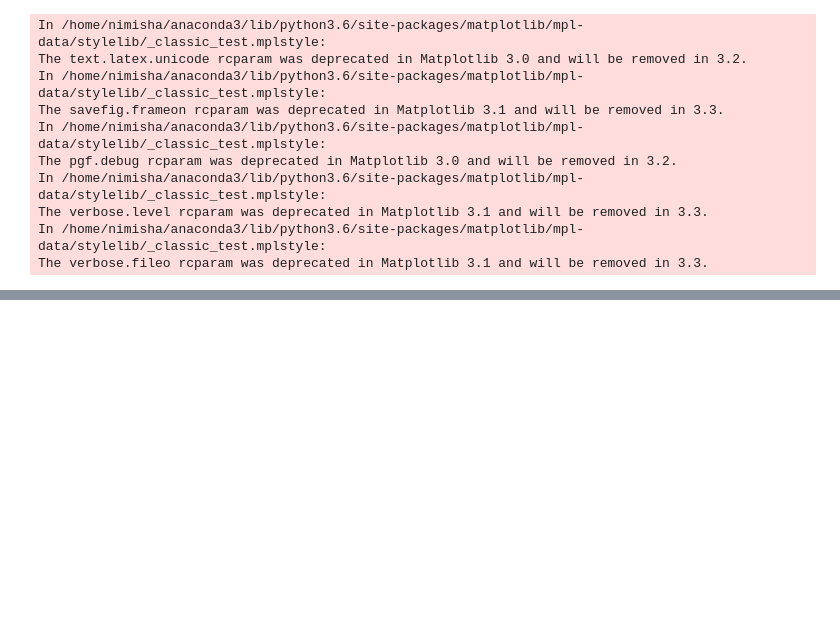
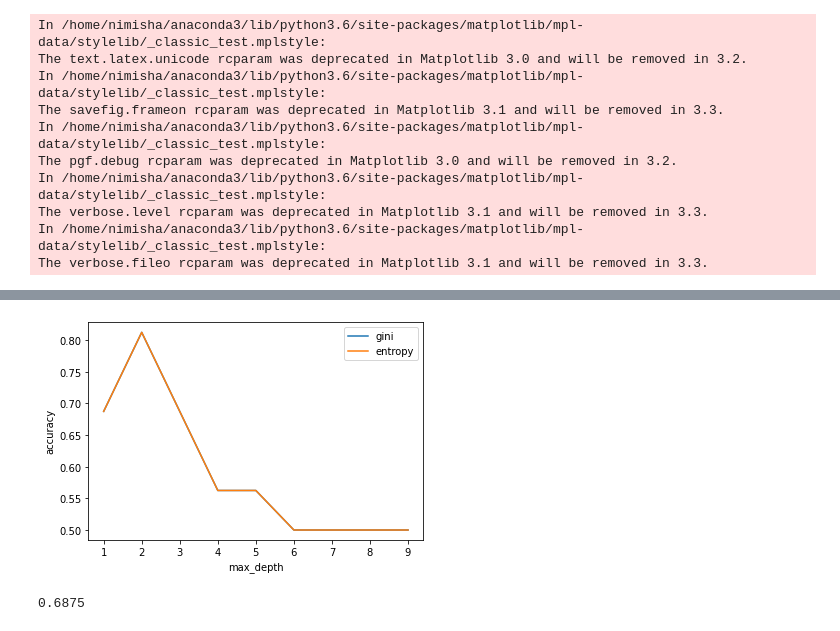
Before and after one commit to Nimisha-V-Arun/Team-Performance-Prediction, a Jupyter notebook: Preprocessing.ipynb, the cells around one changed output, grey strips where cells are left out. Cells and saved outputs as stored; diff of their text form; code cells hidden in the pictures; blank space fills up the shorter version.

```diff
--- a/Preprocessing.ipynb
+++ b/Preprocessing.ipynb
@@ -172 +259,49 @@ train_X, test_X, train_y, test_y = train_test_split(X, y, test_size = 0.20, rand
+# %%
+def findBestDepth(teams):
+
+    params = prepare_data(teams,9)# No of features
+
+
+    train_X = params['train_X']
+    train_y = params['train_y']
+    test_X = params['test_X']
+    test_y = params['test_y']
+    #print(teams.apply(pd.Series.value_counts))
+    max_depth = []
+    acc_gini = []
+    acc_entropy = []
+    for i in range(1,10):
+        dtree = DecisionTreeClassifier(criterion='gini',random_state = 123,max_depth=i)
+        dtree.fit(train_X, train_y)
+        pred = dtree.predict(test_X)
+        acc_gini.append(accuracy_score(test_y, pred))
+        ####
+
+        dtree = DecisionTreeClassifier(criterion= 'entropy',random_state = 123, max_depth=i)
+        dtree.fit(train_X, train_y)
+        pred = dtree.predict(test_X)
+        acc_entropy.append(accuracy_score(test_y, pred))
+        ####
+        max_depth.append(i)
+        d = pd.DataFrame({'acc_gini':pd.Series(acc_gini),
+                          'acc_entropy':pd.Series(acc_entropy),
+                          'max_depth':pd.Series(max_depth)})
+    # visualizing changes in parameters
+    plt.plot('max_depth','acc_gini',data = d, label = 'gini')
+    plt.plot('max_depth','acc_entropy', data= d, label='entropy')
+
+    plt.xlabel('max_depth')
+    plt.ylabel('accuracy')
+    plt.legend()
+# %%
+findBestDepth(teams)
+# %% [output]
+[figure, added]
+# %%
+params = prepare_data(teams,5)
+params = model_building(params,2)
+feature_names = params['feature_names']
+print(params['accuracy'])
+# %% [output]
+0.6875
 # %%
```
Also changed, not shown: parts of 24 cells of this notebook.
